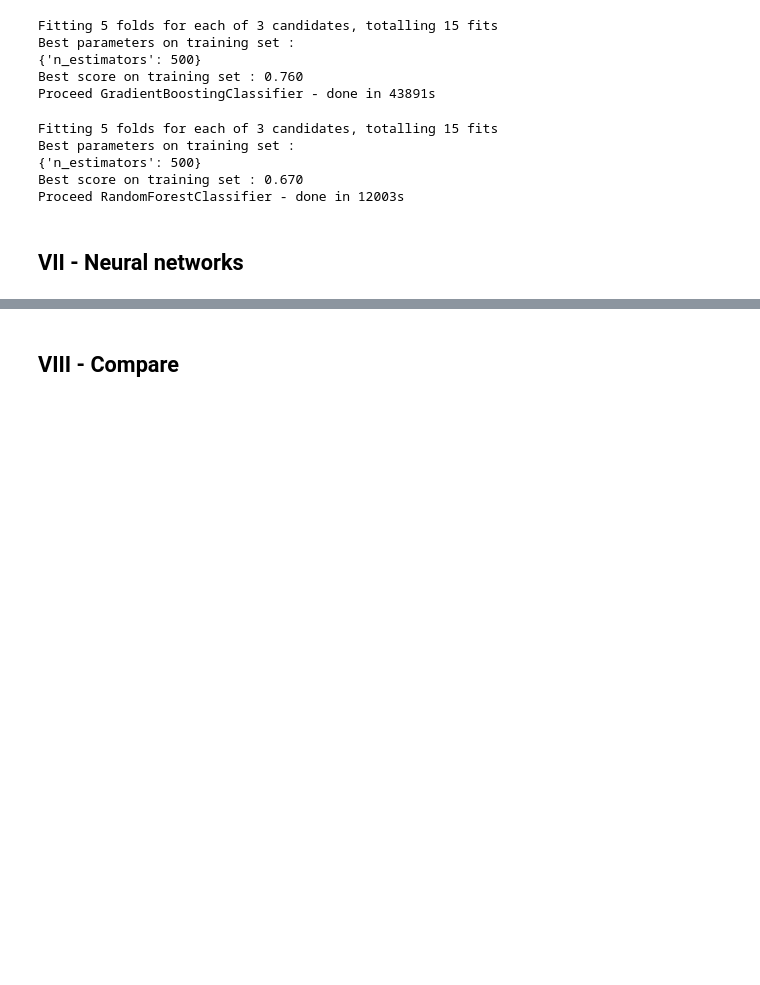
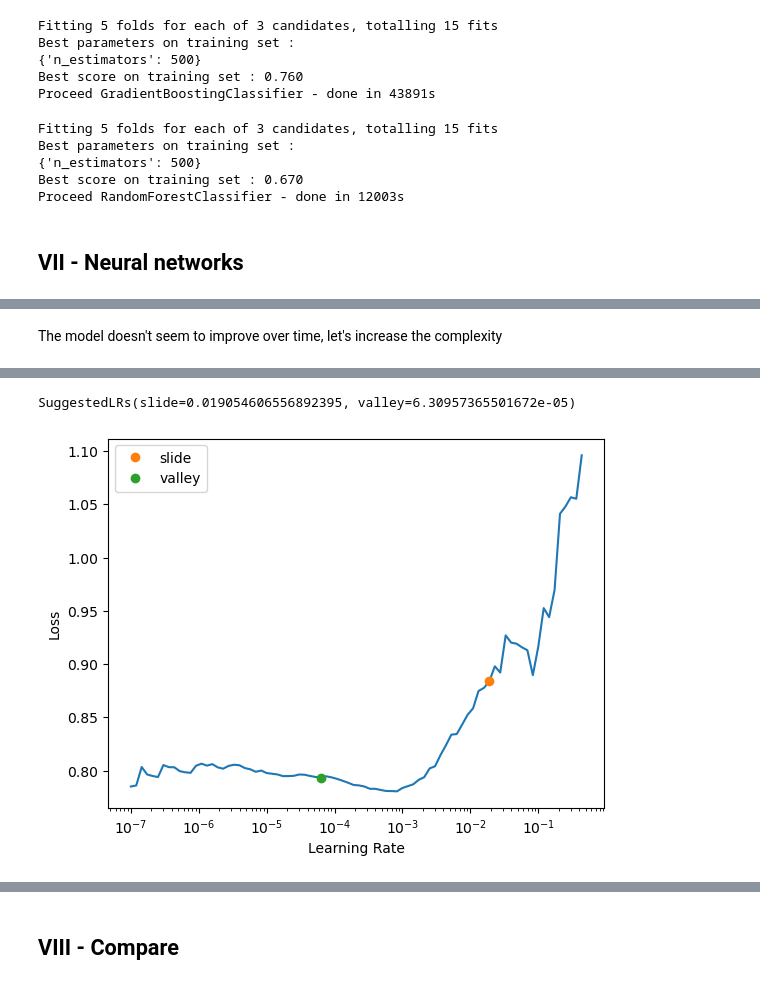
Before and after one commit to RobinPbt/P7-Openclassrooms, a Jupyter notebook: P7_modeling.ipynb, the cells around one changed output, grey strips where cells are left out. Cells and saved outputs as stored; diff of their text form; code cells hidden in the pictures; blank space fills up the shorter version.

```diff
--- a/P7_modeling.ipynb
+++ b/P7_modeling.ipynb
@@ -427,0 +555,9 @@ Proceed RandomForestClassifier - done in 12003s
+# %% [markdown]
+The model doesn't seem to improve over time, let's increase the complexity
+# %%
+# Neural network with 4 layers of 1000 neurons, with ReLU for hidden layers and sigmoid the final layer
+
+learn_2 = tabular_learner(dls, metrics=score_auc, layers=[1000,1000,1000,1000])
+# %%
+learn_2.lr_find(suggest_funcs=(slide, valley))
+# %% [output]
@@ -427,0 +565,2 @@ Proceed RandomForestClassifier - done in 12003s
+SuggestedLRs(slide=0.019054606556892395, valley=6.30957365501672e-05)
+[figure, added]
```
Also changed, not shown: parts of 29 cells of this notebook, 1 other file.
